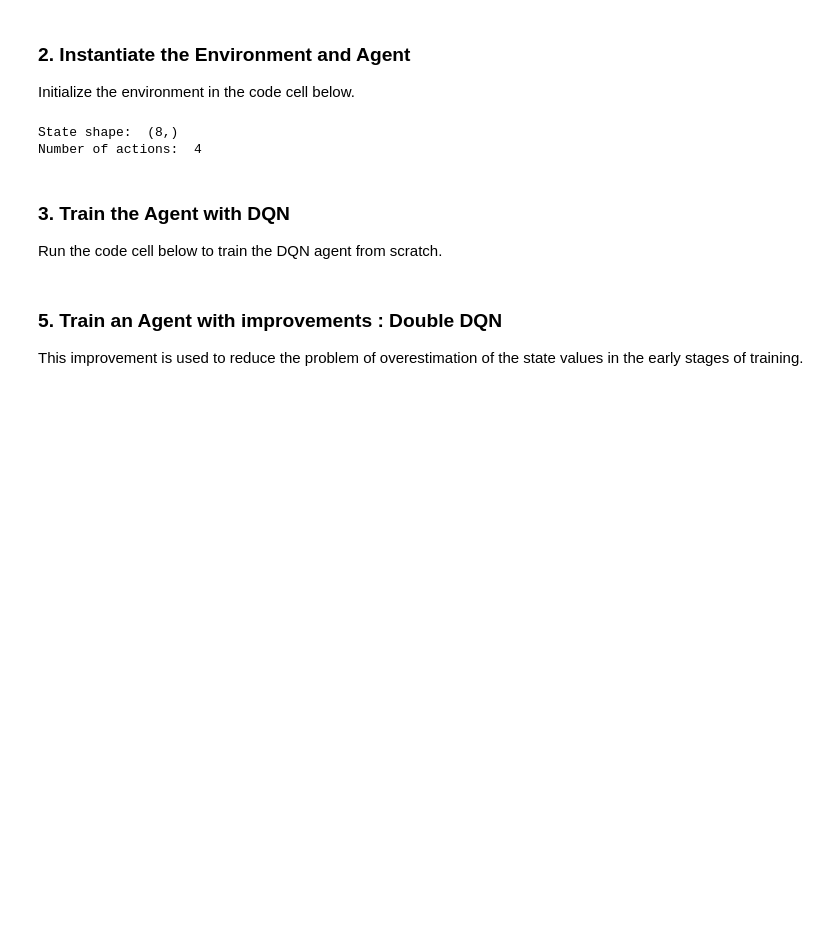
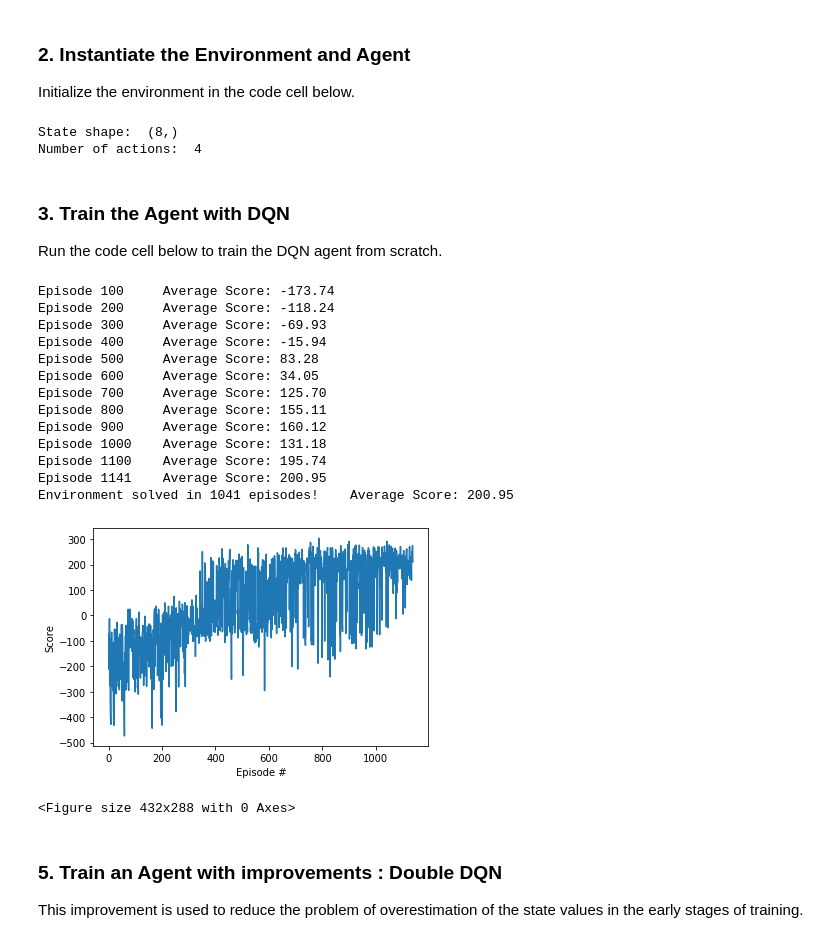
Before and after one commit to Srikanth-Kb/Q-Learning-Agents, a Jupyter notebook: Comparison_Of_DQNs.ipynb, the cells around one changed output. Cells and saved outputs as stored; diff of their text form; code cells hidden in the pictures; blank space fills up the shorter version.

Commit message:
Fixed plt.savefig issue

```diff
--- a/Comparison_Of_DQNs.ipynb
+++ b/Comparison_Of_DQNs.ipynb
@@ -62,35 +63,55 @@ def dqn(n_episodes=2000, max_t=1000, eps_start=1.0, eps_end=0.01, eps_decay=0.99
         state = env.reset()
         score = 0
         for t in range(max_t):
             action = agent.act(state, eps)
             next_state, reward, done, _ = env.step(action)
             agent.step(state, action, reward, next_state, done)
             state = next_state
             score += reward
             if done:
                 break
         scores_window.append(score)       # save most recent score
         scores.append(score)              # save most recent score
         eps = max(eps_end, eps_decay*eps) # decrease epsilon
         print('\rEpisode {}\tAverage Score: {:.2f}'.format(i_episode, np.mean(scores_window)), end="")
         if i_episode % 100 == 0:
             print('\rEpisode {}\tAverage Score: {:.2f}'.format(i_episode, np.mean(scores_window)))
         if np.mean(scores_window)>=200.0:
             print('\nEnvironment solved in {:d} episodes!\tAverage Score: {:.2f}'.format(i_episode-100, np.mean(scores_window)))
-            torch.save(agent.qnetwork_local.state_dict(), 'checkpoint_dqn.pth')
+            torch.save(agent.qnetwork_local.state_dict(), 'weights/checkpoint_dqn.pth')
             break
     return scores
 
 scores_DQN = dqn()
+
+# Save the scores for comparison
+with open("dqn_scores.txt", "wb") as fp:
+    pickle.dump(scores_DQN, fp)
 
 # plot the scores
 fig = plt.figure()
 ax = fig.add_subplot(111)
 plt.plot(np.arange(len(scores_DQN)), scores_DQN)
 plt.ylabel('Score')
 plt.xlabel('Episode #')
+plt.savefig('DQN-Agent-performance.png')
 plt.show()
-plt.savefig('DQN-Agent-performance.png')
+# %% [output]
+Episode 100     Average Score: -173.74
+Episode 200     Average Score: -118.24
+Episode 300     Average Score: -69.93
+Episode 400     Average Score: -15.94
+Episode 500     Average Score: 83.28
+Episode 600     Average Score: 34.05
+Episode 700     Average Score: 125.70
+Episode 800     Average Score: 155.11
+Episode 900     Average Score: 160.12
+Episode 1000    Average Score: 131.18
+Episode 1100    Average Score: 195.74
+Episode 1141    Average Score: 200.95
+Environment solved in 1041 episodes!    Average Score: 200.95
+[figure, added]
+<Figure size 432x288 with 0 Axes>
 # %% [markdown]
 ### 5. Train an Agent with improvements : Double DQN
 
```
Also changed, not shown: parts of 8 cells of this notebook.
